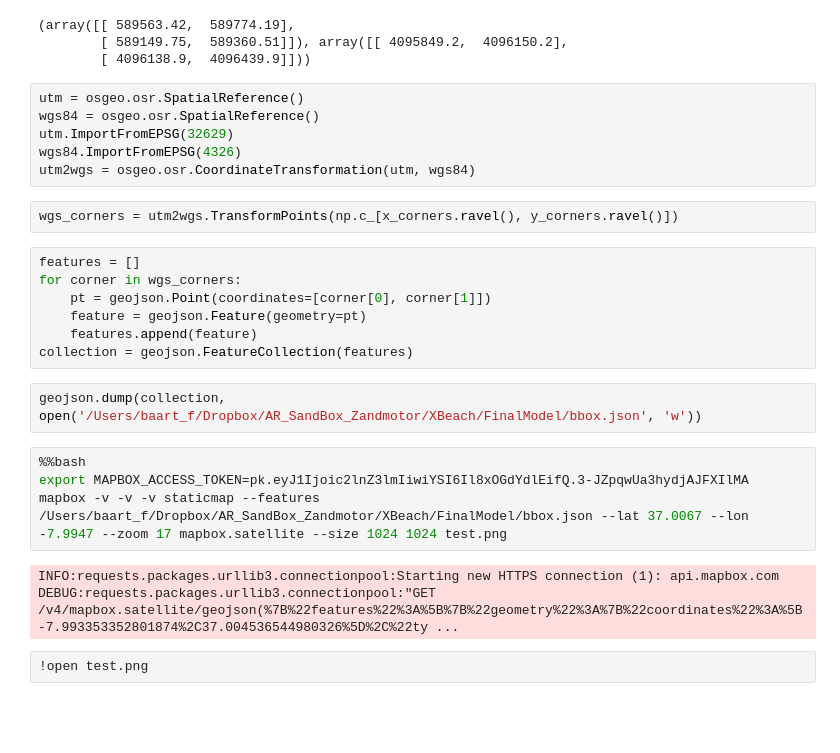
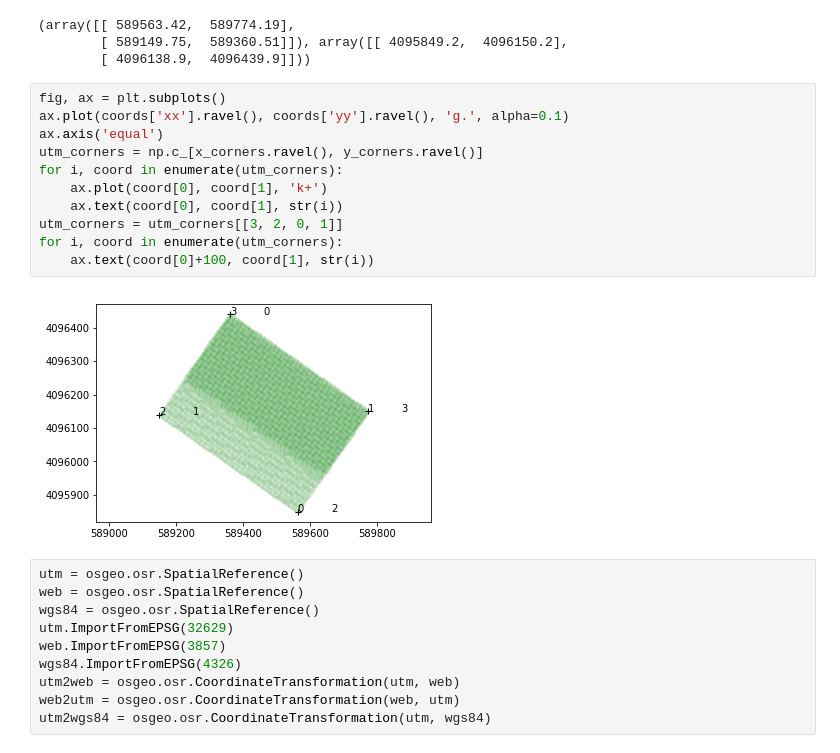
Before and after one commit to openearth/sandbox-fm, a Jupyter notebook: notebooks/mapbox-cli.ipynb, the cells around one changed output. Drawn from its saved outputs; the diff is of its cells as text; blank space fills up the shorter version.

Commit message:
warped image

```diff
--- a/notebooks/mapbox-cli.ipynb
+++ b/notebooks/mapbox-cli.ipynb
@@ -23,29 +21,26 @@ x_corners, y_corners
 (array([[ 589563.42,  589774.19],
         [ 589149.75,  589360.51]]), array([[ 4095849.2,  4096150.2],
         [ 4096138.9,  4096439.9]]))
+# %%
+fig, ax = plt.subplots()
+ax.plot(coords['xx'].ravel(), coords['yy'].ravel(), 'g.', alpha=0.1)
+ax.axis('equal')
+utm_corners = np.c_[x_corners.ravel(), y_corners.ravel()]
+for i, coord in enumerate(utm_corners):
+    ax.plot(coord[0], coord[1], 'k+')
+    ax.text(coord[0], coord[1], str(i))
+utm_corners = utm_corners[[3, 2, 0, 1]]
+for i, coord in enumerate(utm_corners):
+    ax.text(coord[0]+100, coord[1], str(i))
+# %% [output]
+[figure, added]
 # %%
 utm = osgeo.osr.SpatialReference()
+web = osgeo.osr.SpatialReference()
 wgs84 = osgeo.osr.SpatialReference()
 utm.ImportFromEPSG(32629)
+web.ImportFromEPSG(3857)
 wgs84.ImportFromEPSG(4326)
-utm2wgs = osgeo.osr.CoordinateTransformation(utm, wgs84)
+utm2web = osgeo.osr.CoordinateTransformation(utm, web)
+web2utm = osgeo.osr.CoordinateTransformation(web, utm)
+utm2wgs84 = osgeo.osr.CoordinateTransformation(utm, wgs84)
-# %%
-wgs_corners = utm2wgs.TransformPoints(np.c_[x_corners.ravel(), y_corners.ravel()])
-# %%
-features = []
-for corner in wgs_corners:
-    pt = geojson.Point(coordinates=[corner[0], corner[1]])
-    feature = geojson.Feature(geometry=pt)
-    features.append(feature)
-collection = geojson.FeatureCollection(features)
-# %%
-geojson.dump(collection, open('/Users/baart_f/Dropbox/AR_SandBox_Zandmotor/XBeach/FinalModel/bbox.json', 'w'))
-# %%
-%%bash
-export MAPBOX_ACCESS_TOKEN=pk.eyJ1Ijoic2lnZ3lmIiwiYSI6Il8xOGdYdlEifQ.3-JZpqwUa3hydjAJFXIlMA
-mapbox -v -v -v staticmap --features /Users/baart_f/Dropbox/AR_SandBox_Zandmotor/XBeach/FinalModel/bbox.json --lat 37.0067 --lon -7.9947 --zoom 17 mapbox.satellite --size 1024 1024 test.png
-# %% [output]
-INFO:requests.packages.urllib3.connectionpool:Starting new HTTPS connection (1): api.mapbox.com
-DEBUG:requests.packages.urllib3.connectionpool:"GET /v4/mapbox.satellite/geojson(%7B%22features%22%3A%5B%7B%22geometry%22%3A%7B%22coordinates%22%3A%5B-7.993353352801874%2C37.004536544980326%5D%2C%22ty ...
-# %%
-!open test.png
```
Also changed, not shown: parts of 9 cells of this notebook, 1 other file.
